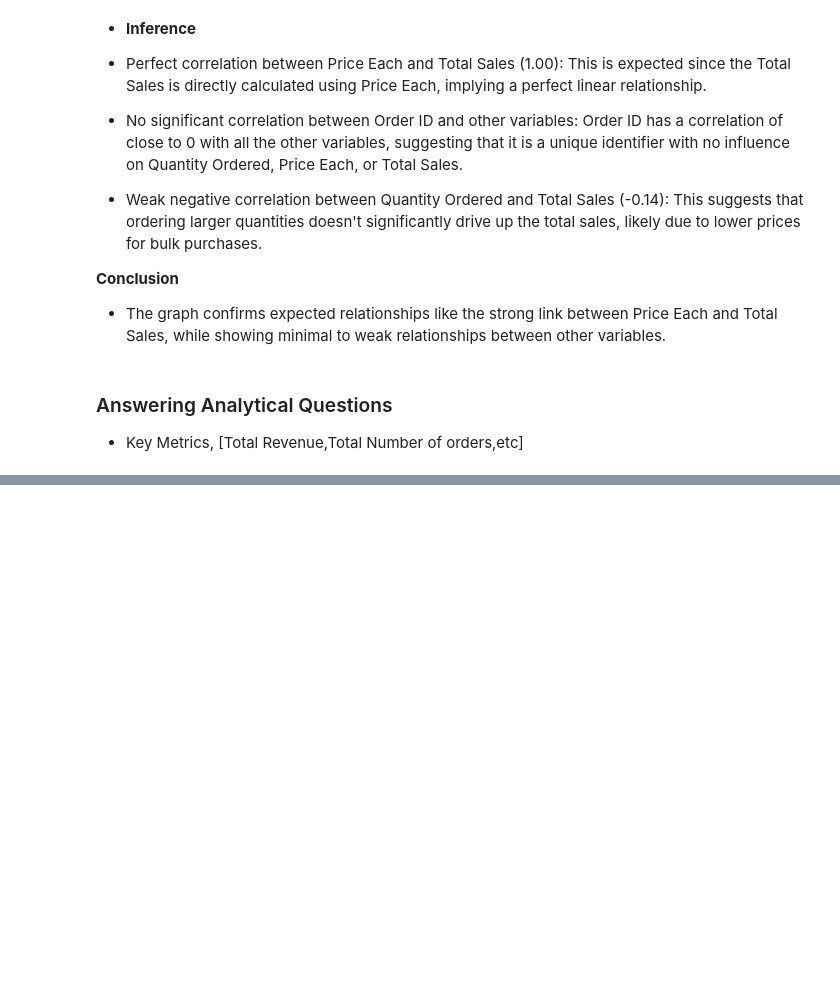
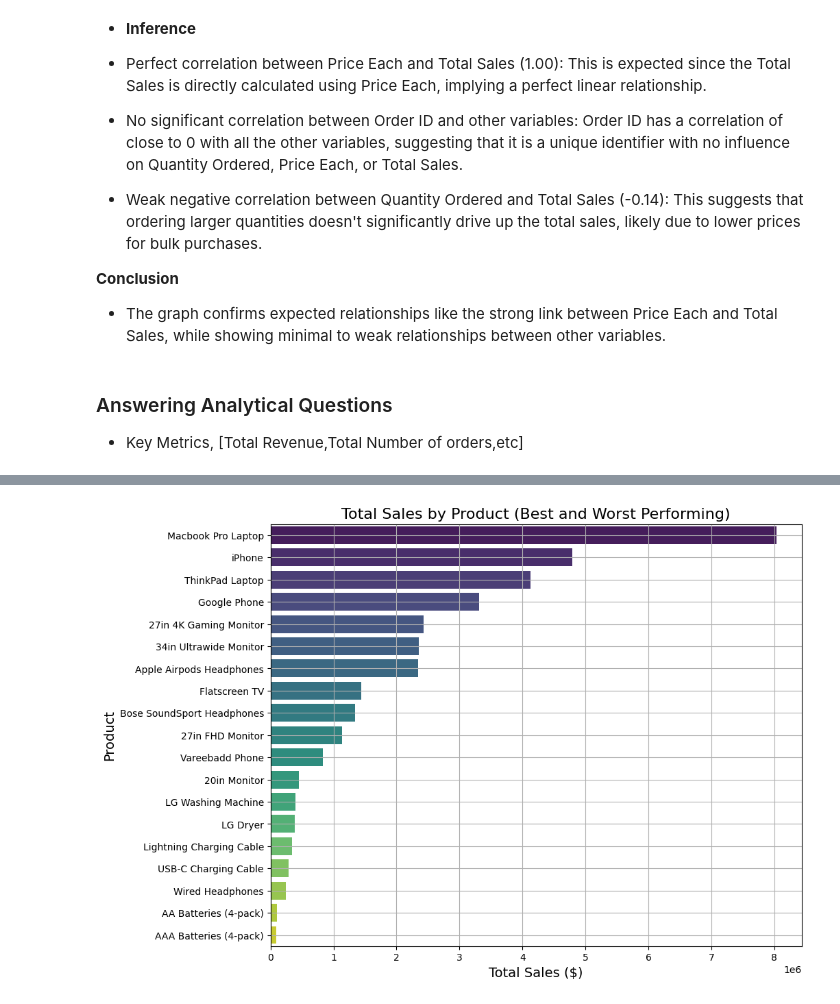
Before and after one commit to Josiegithub/Capstone-Project-Sales-Analysis, a Jupyter notebook: Sales Analysis Project.ipynb, the cells around one changed output, grey strips where cells are left out. Saved outputs shown, nothing was run; the diff lists cells and outputs as text; code cells hidden in the pictures; blank space fills up the shorter version.

```diff
--- a/Sales Analysis Project.ipynb
+++ b/Sales Analysis Project.ipynb
@@ -758,0 +822,25 @@ It was observed that the second half of the data had the days to be years with e
+# %%
+# Q3. what are the best and worst performing products?
+import seaborn as sns
+import matplotlib.pyplot as plt
+
+# Step 1: Aggregate Total Sales by Product
+product_sales = Merged_df1_cleaned.groupby('Product')['Total Sales'].sum().reset_index()
+
+# Step 2: Sort Products by Total Sales
+product_sales_sorted = product_sales.sort_values(by='Total Sales', ascending=False)
+
+# Step 3: Create a Horizontal Bar Plot
+plt.figure(figsize=(10, 8))
+sns.barplot(x='Total Sales', y='Product', data=product_sales_sorted, palette='viridis')
+
+# Step 4: Customize the plot
+plt.title('Total Sales by Product (Best and Worst Performing)', fontsize=16)
+plt.xlabel('Total Sales ($)', fontsize=14)
+plt.ylabel('Product', fontsize=14)
+plt.grid(True)
+
+# Show the plot
+plt.show()
+# %% [output]
+[figure, added]
```
Also changed, not shown: parts of 31 cells of this notebook.
